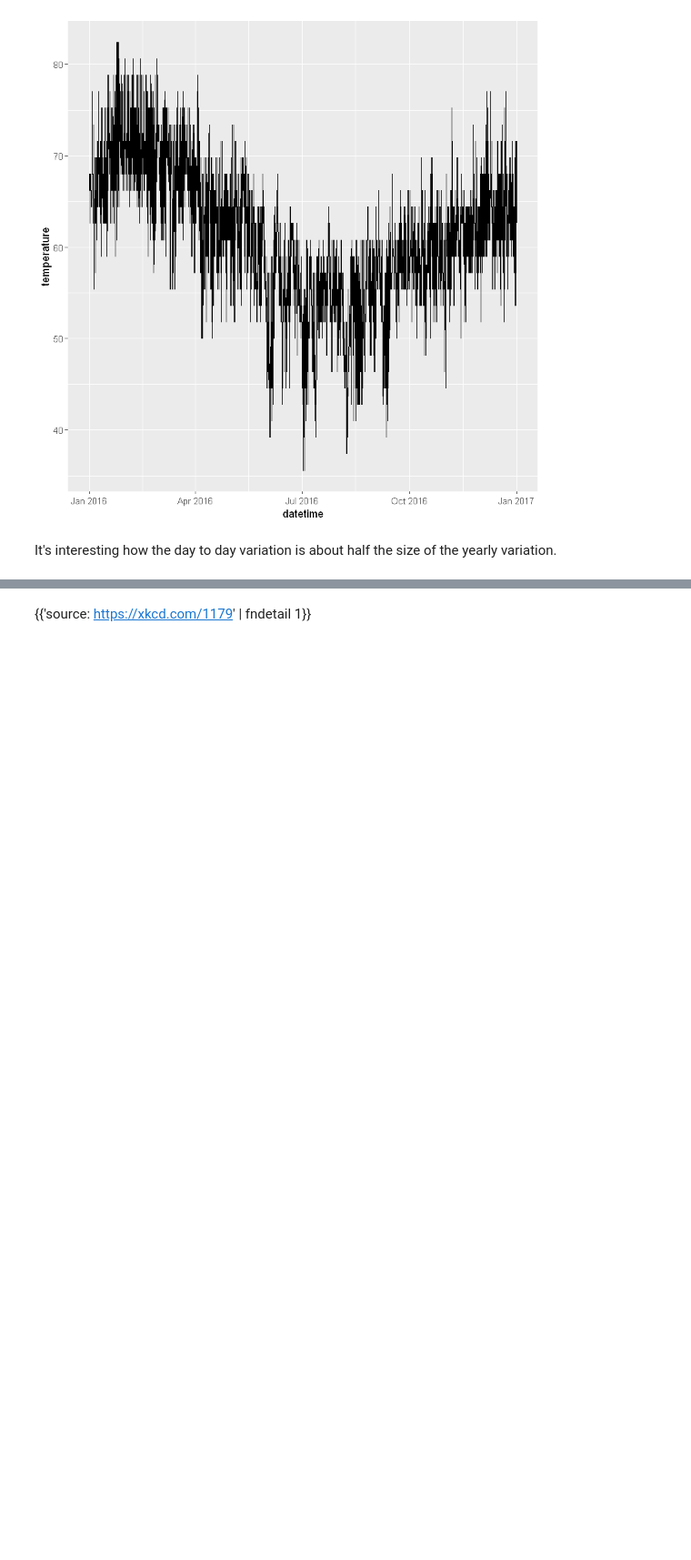
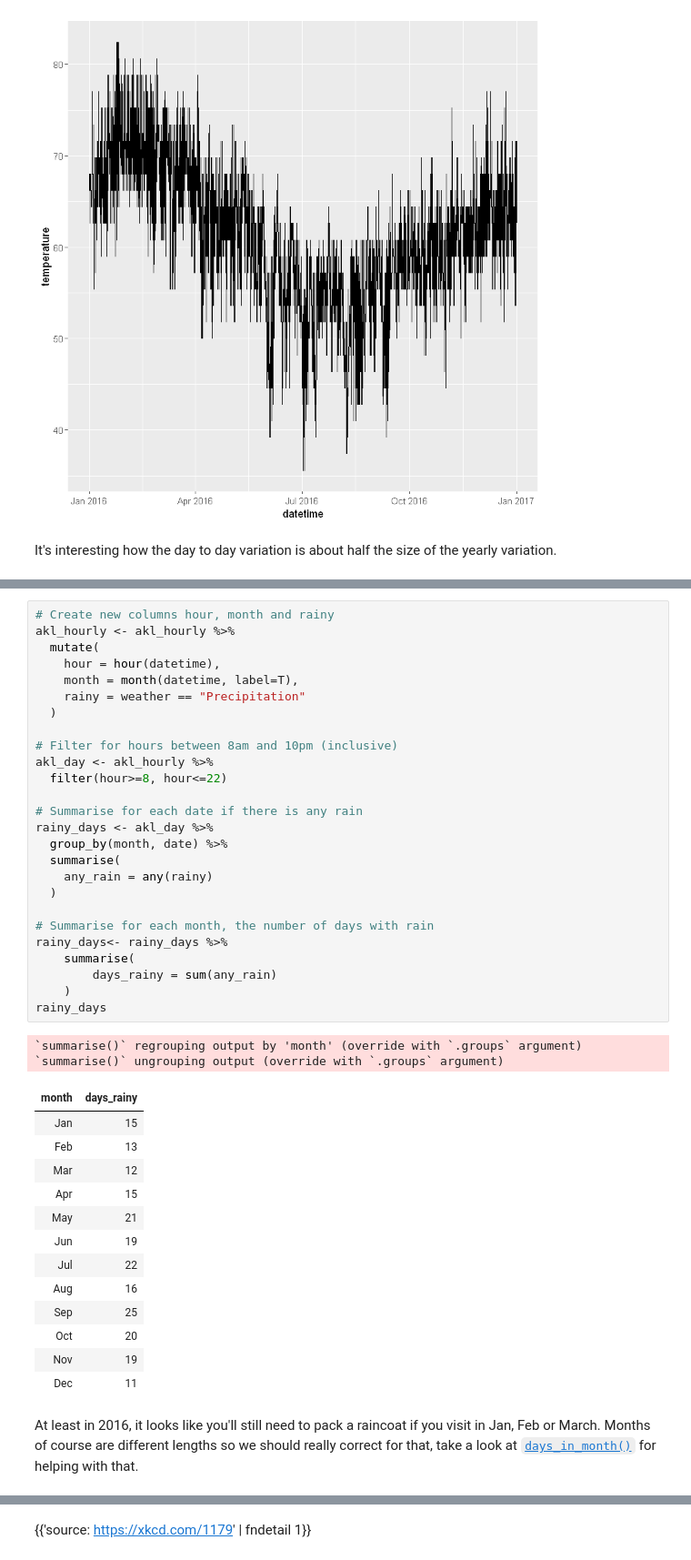
Before and after one commit to VictorOmondi1997/Working-with-Dates-and-Times-in-R, a Jupyter notebook: Working with Dates and Times in R.ipynb, the cells around one changed output, grey strips where cells are left out. Shown at 91% size. Cells and saved outputs as stored; diff of their text form; blank space fills up the shorter version.

```diff
--- a/Working with Dates and Times in R.ipynb
+++ b/Working with Dates and Times in R.ipynb
@@ -616,0 +789,44 @@ It's interesting how the day to day variation is about half the size of the year
+# %%
+# Create new columns hour, month and rainy
+akl_hourly <- akl_hourly %>%
+  mutate(
+    hour = hour(datetime),
+    month = month(datetime, label=T),
+    rainy = weather == "Precipitation"
+  )
+
+# Filter for hours between 8am and 10pm (inclusive)
+akl_day <- akl_hourly %>%
+  filter(hour>=8, hour<=22)
+
+# Summarise for each date if there is any rain
+rainy_days <- akl_day %>%
+  group_by(month, date) %>%
+  summarise(
+    any_rain = any(rainy)
+  )
+
+# Summarise for each month, the number of days with rain
+rainy_days<- rainy_days %>%
+    summarise(
+        days_rainy = sum(any_rain)
+    )
+rainy_days
+# %% [output]
+`summarise()` regrouping output by 'month' (override with `.groups` argument)
+`summarise()` ungrouping output (override with `.groups` argument)
+| month | days_rainy |
+| Jan | 15 |
+| Feb | 13 |
+| Mar | 12 |
+| Apr | 15 |
+| May | 21 |
+| Jun | 19 |
+| Jul | 22 |
+| Aug | 16 |
+| Sep | 25 |
+| Oct | 20 |
+| Nov | 19 |
+| Dec | 11 |
+# %% [markdown]
+At least in 2016, it looks like you'll still need to pack a raincoat if you visit in Jan, Feb or March. Months of course are different lengths so we should really correct for that, take a look at [`days_in_month()`](https://www.rdocumentation.org/packages/lubridate/topics/days_in_month) for helping with that.
```
Also changed, not shown: parts of 56 cells of this notebook.
